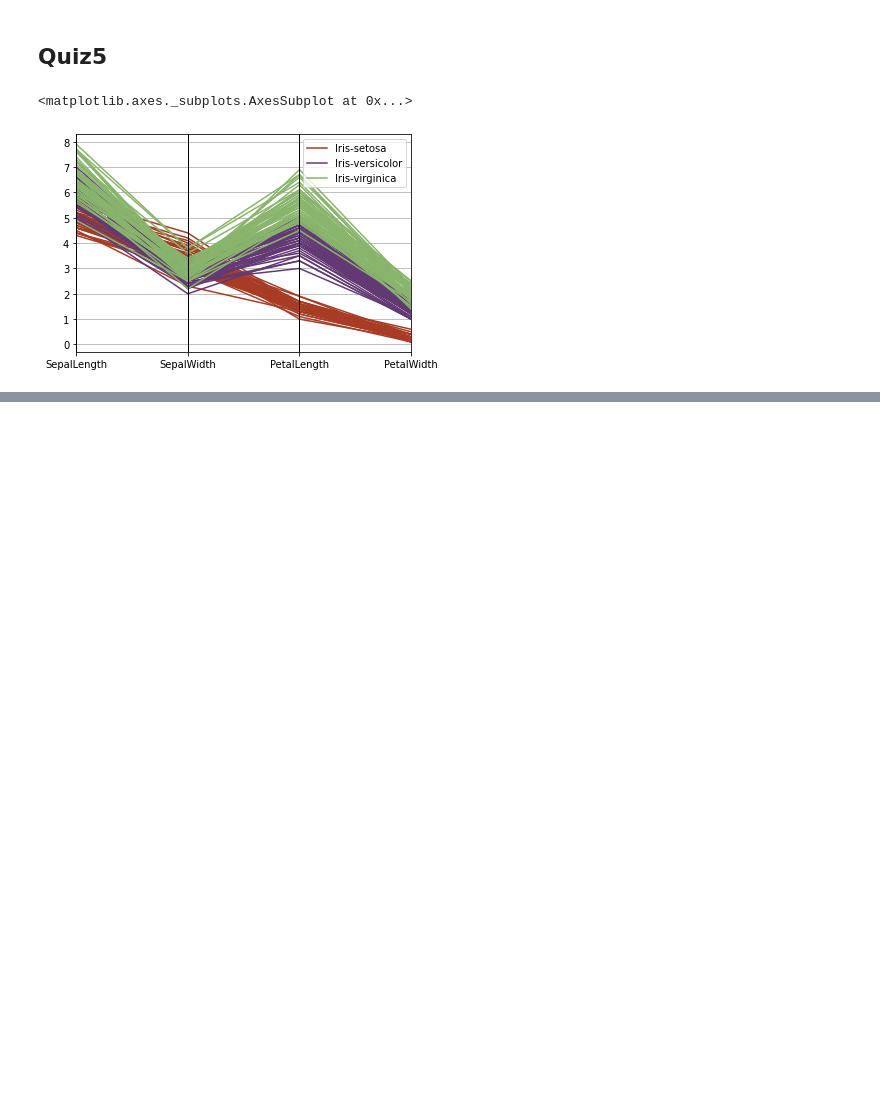
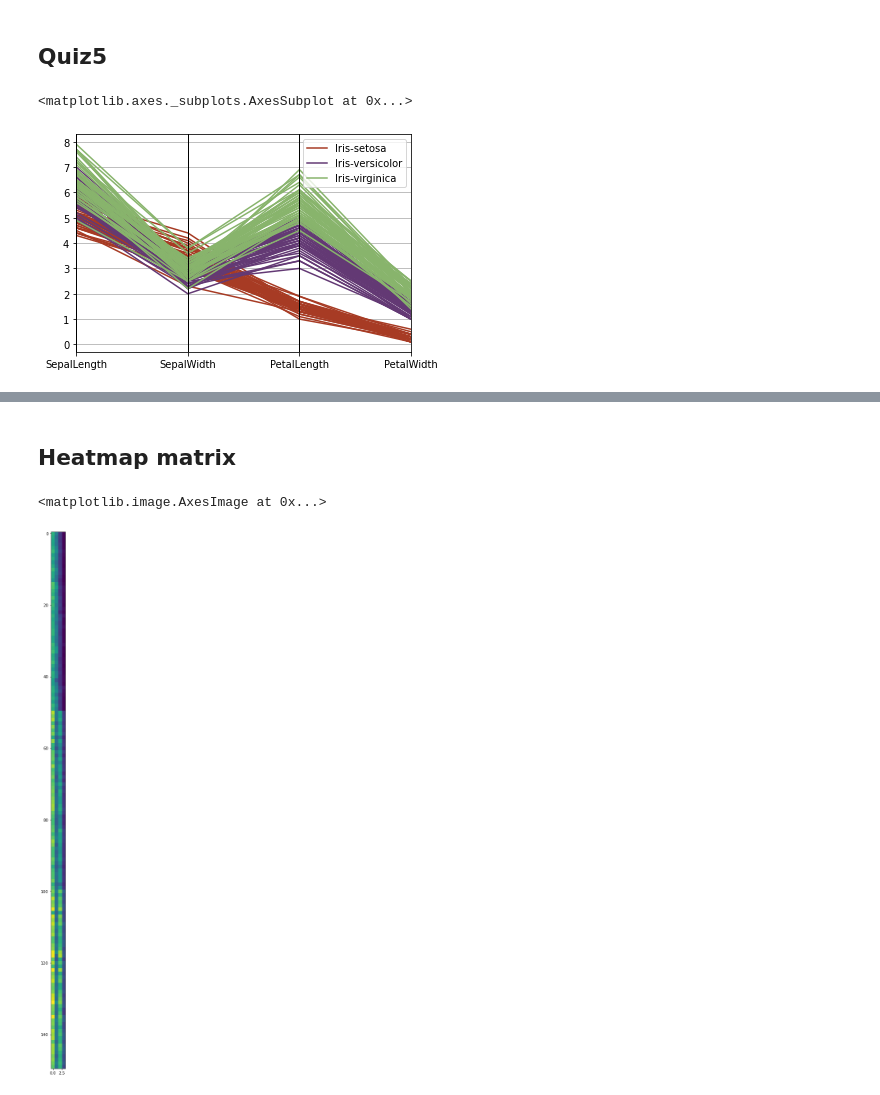
Before and after one commit to sucheerarighthere/BasicProg_DataViz65, a Jupyter notebook: DataViz01_Table_Data.ipynb, the cells around one changed output, grey strips where cells are left out. Cells and saved outputs as stored; diff of their text form; code cells hidden in the pictures; blank space fills up the shorter version.

```diff
--- a/DataViz01_Table_Data.ipynb
+++ b/DataViz01_Table_Data.ipynb
@@ -84,0 +109,8 @@ pd.plotting.parallel_coordinates(df,'Name',color = ['#A73B24','#633974','#88B46C
+# %% [markdown]
+## Heatmap matrix
+# %%
+matplotlib.rcParams['figure.figsize']=[25,25] #กำหนดขนาดของ figure
+plt.imshow(df.iloc[:,:-1],interpolation='nearest') # -1 ไม่เอาคอลัมนืสุดท้าย
+# %% [output]
+<matplotlib.image.AxesImage at 0x...>
+[figure, added]
```
Also changed, not shown: parts of 28 cells of this notebook.
